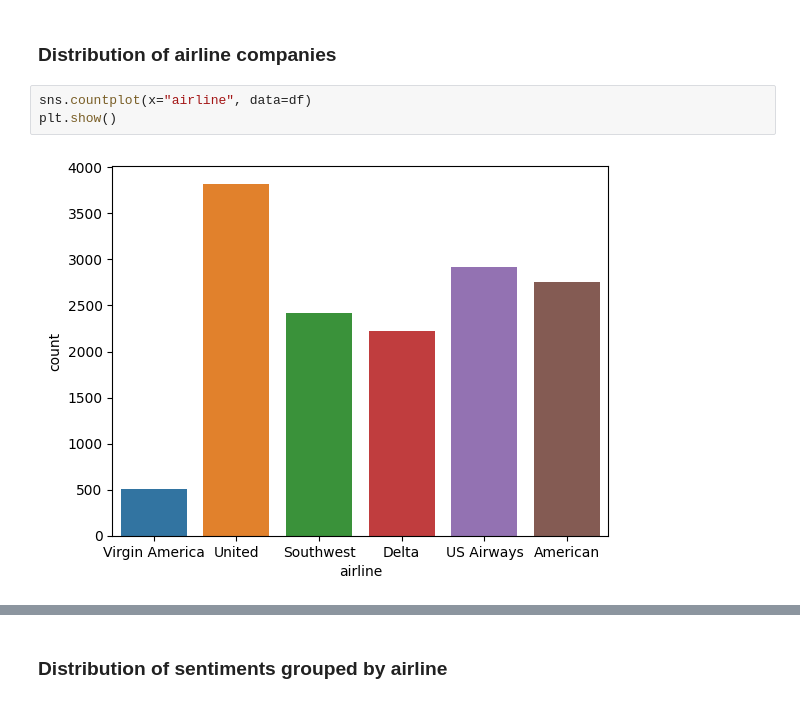
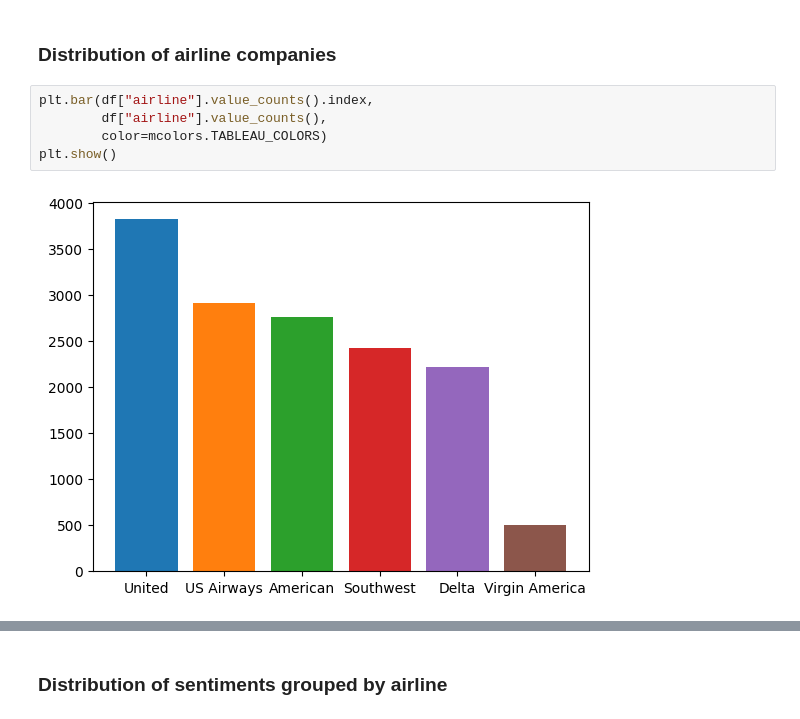
Before and after one commit to karansangha/5511_week6_finalproject, a Jupyter notebook: Sentiment Analysis.ipynb, the cells around one changed output, grey strips where cells are left out. Drawn from its saved outputs; the diff is of its cells as text.

```diff
--- a/Sentiment Analysis.ipynb
+++ b/Sentiment Analysis.ipynb
@@ -95,9 +100,11 @@ plt.show()
 # %% [markdown]
 ### Distribution of airline companies
-# %%
-sns.countplot(x="airline", data=df)
-plt.show()
-# %% [output]
-[figure, removed]
+# %%
+plt.bar(df["airline"].value_counts().index,
+        df["airline"].value_counts(),
+        color=mcolors.TABLEAU_COLORS)
+plt.show()
+# %% [output]
+[figure, added]
 # %%
 plt.pie(df["airline"].value_counts()
```
Also changed, not shown: parts of 13 cells of this notebook.
